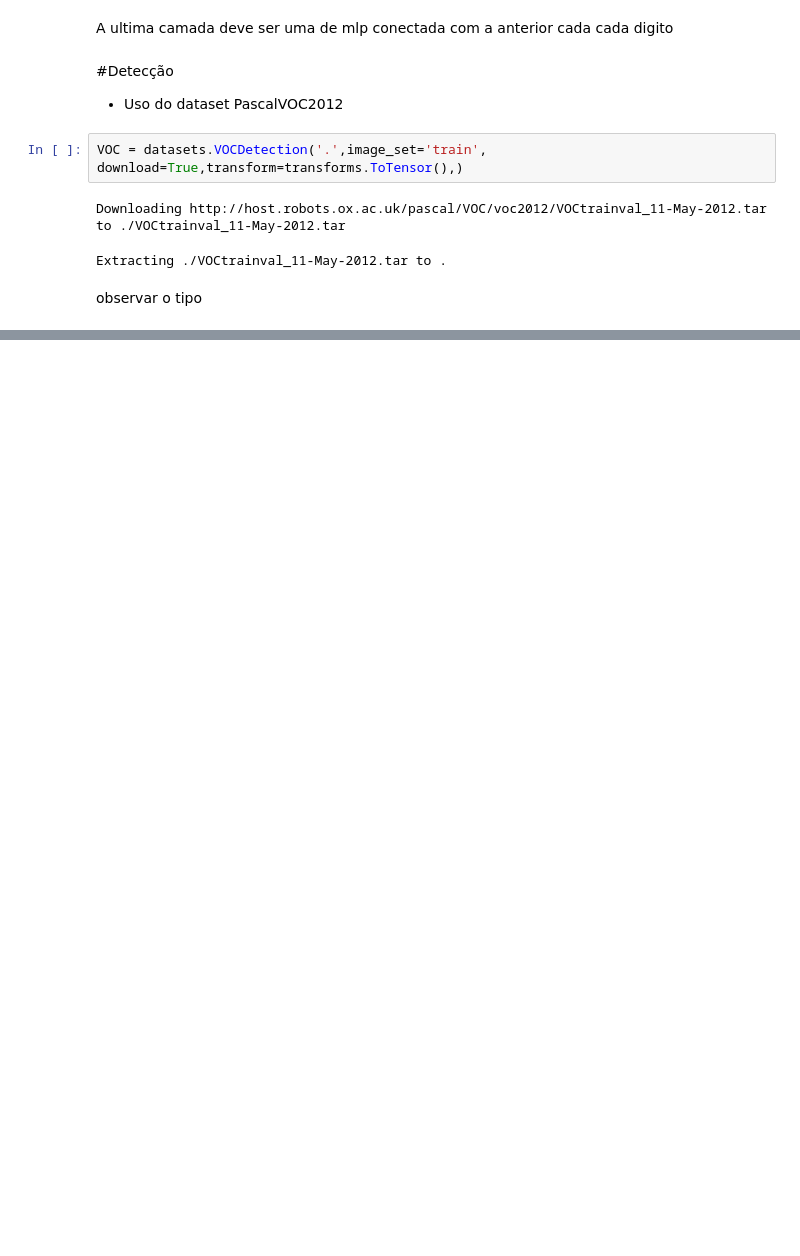
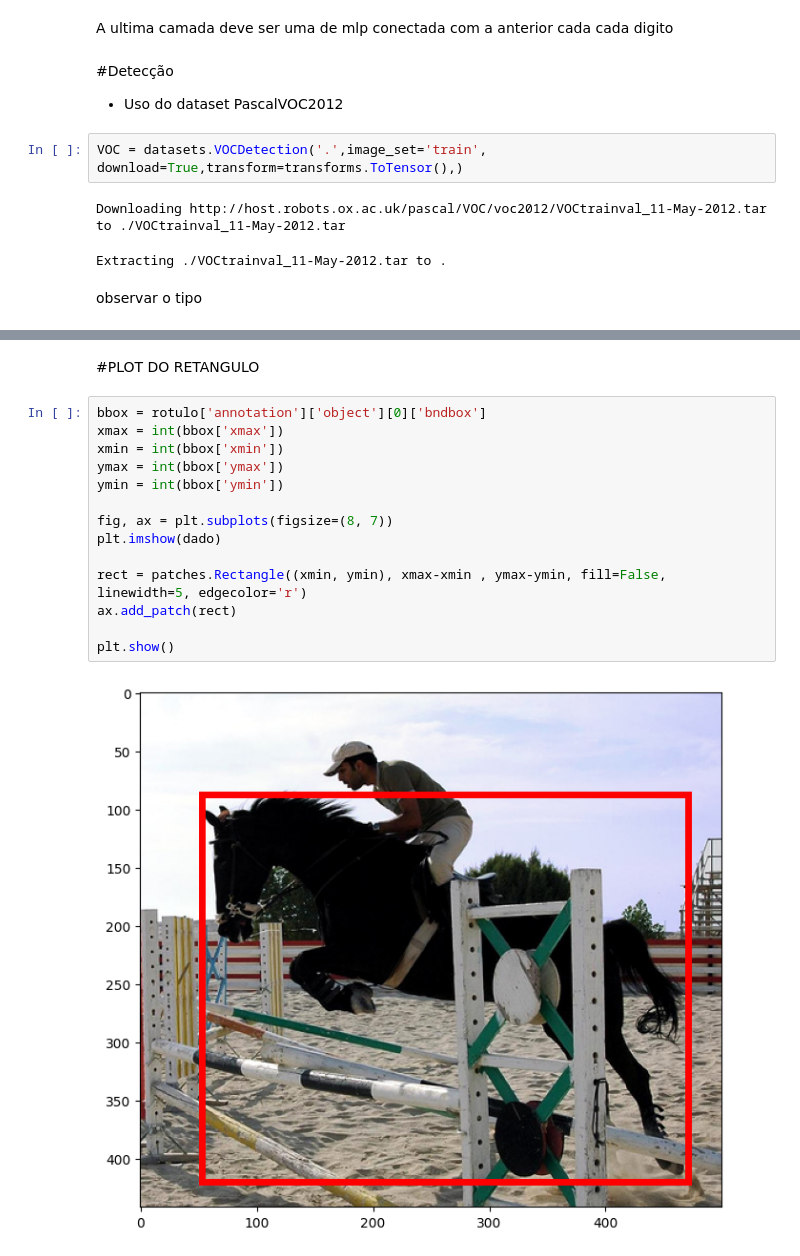
Before and after one commit to PedroAlmeida18/Rede_Neural_Convolucionauis, a Jupyter notebook: Rede_Neural_Convolucional_AULA010.ipynb, the cells around one changed output, grey strips where cells are left out. Saved outputs shown, nothing was run; the diff lists cells and outputs as text; blank space fills up the shorter version.

```diff
--- a/Rede_Neural_Convolucional_AULA010.ipynb
+++ b/Rede_Neural_Convolucional_AULA010.ipynb
@@ -92,0 +112,18 @@ torch.Size([3, 442, 500])
+# %% [markdown]
+#PLOT DO RETANGULO
+# %%
+bbox = rotulo['annotation']['object'][0]['bndbox']
+xmax = int(bbox['xmax'])
+xmin = int(bbox['xmin'])
+ymax = int(bbox['ymax'])
+ymin = int(bbox['ymin'])
+
+fig, ax = plt.subplots(figsize=(8, 7))
+plt.imshow(dado)
+
+rect = patches.Rectangle((xmin, ymin), xmax-xmin , ymax-ymin, fill=False, linewidth=5, edgecolor='r')
+ax.add_patch(rect)
+
+plt.show()
+# %% [output]
+[figure, added]
```
Also changed, not shown: parts of 9 cells of this notebook.
